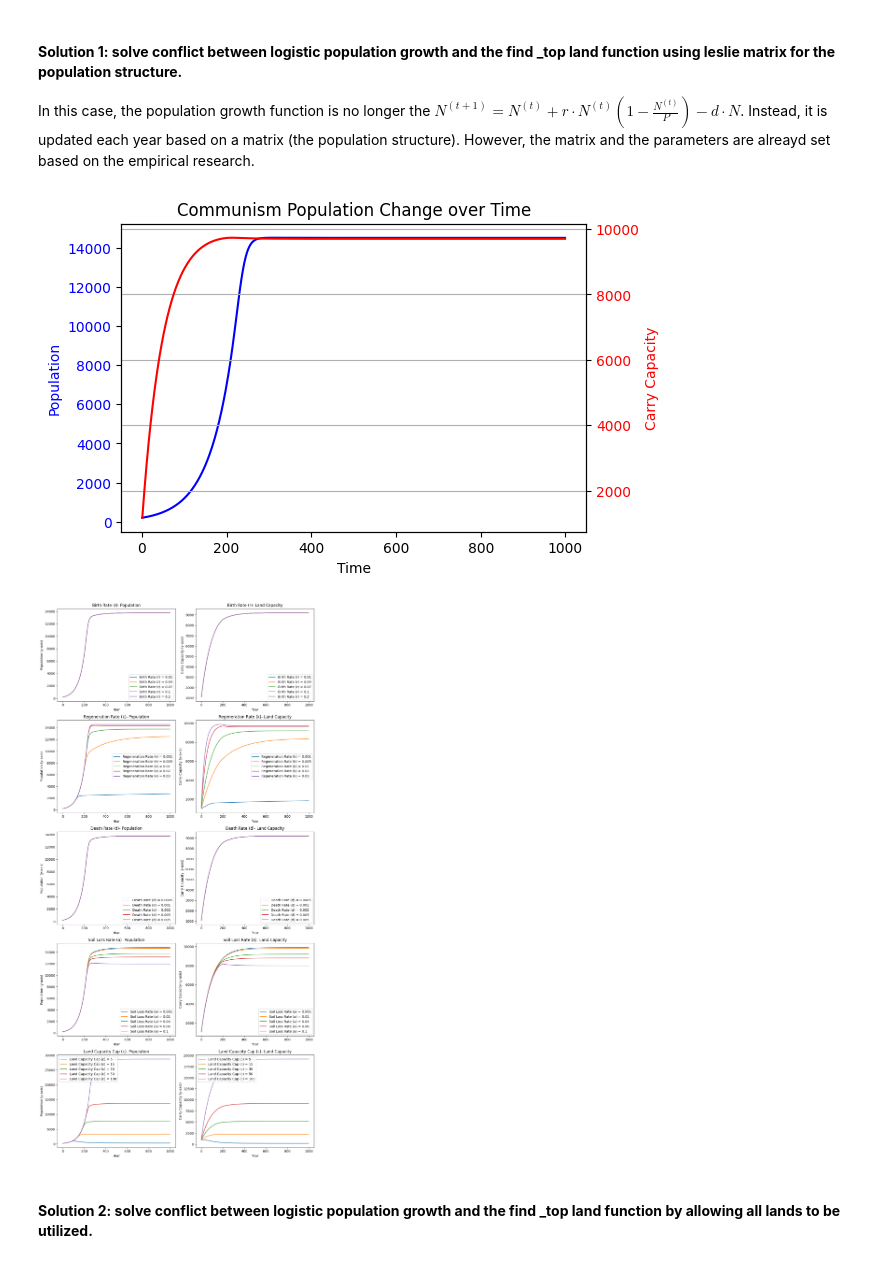
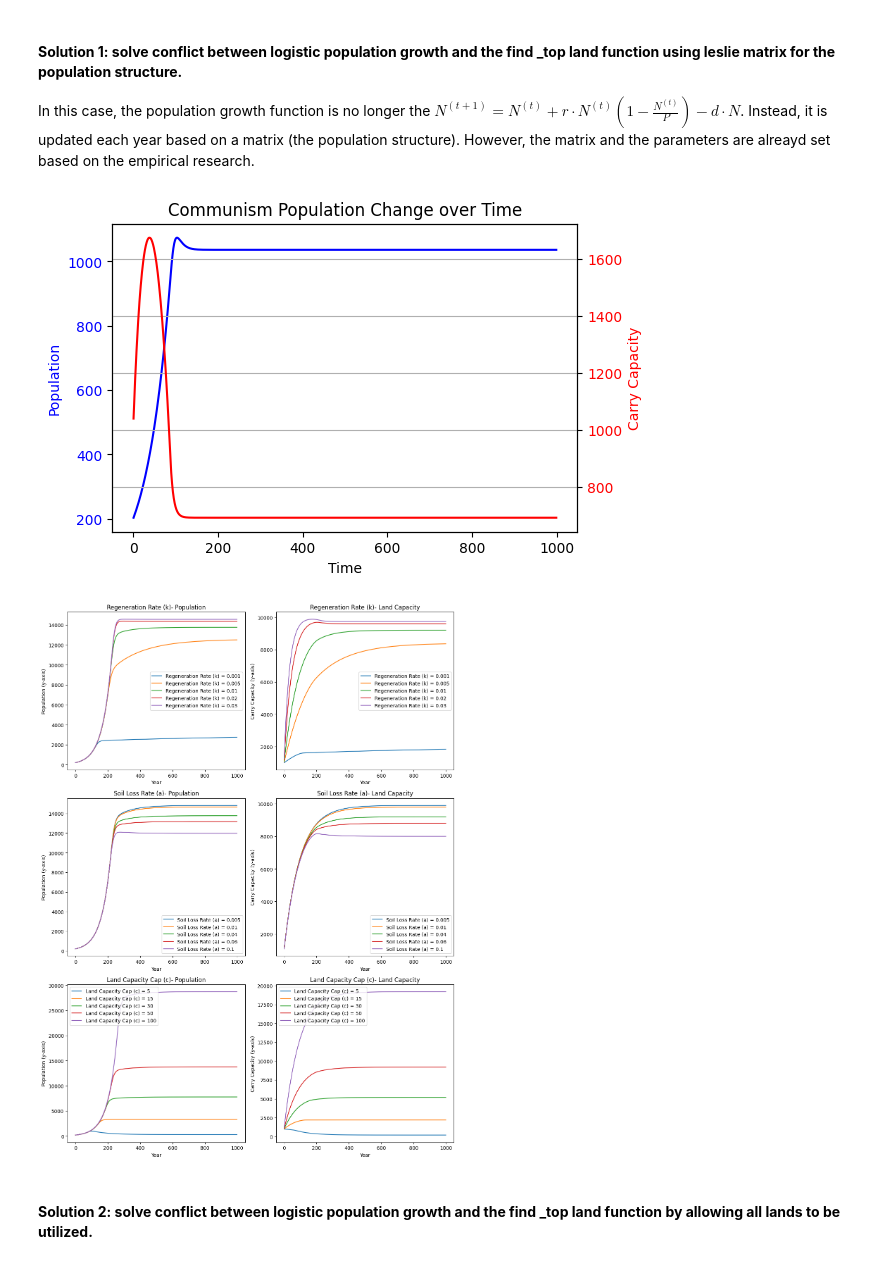
Before and after one commit to yutongliang723/Agent-Based-Model-CSH, a Jupyter notebook: Agent-Based Model - Week 3 - Yutong.ipynb, the cells around one changed output. Drawn from its saved outputs; the diff is of its cells as text; code cells hidden in the pictures.

```diff
--- a/Agent-Based Model - Week 3 - Yutong.ipynb
+++ b/Agent-Based Model - Week 3 - Yutong.ipynb
@@ -54,12 +54,7 @@ vec1 = pd.read_csv('demog_vectors.csv')
 tmp1 = pd.DataFrame({'z': [], 'r': []})  # Initialize an empty DataFrame
 
 # everyone has the same farming capacity. It doesn't matter who farms.
-def communism_simulation_population_original(tmp1, vec1, r, k, d, a, initial_population, initial_lands, simulation_time, initial_capacity, max_capacity_one_land):
-
-    # Define your population change equation
-    def population_change(N_t, P, r, d, Q):
-        new = N_t + r * N_t * (1 - N_t / P) - d * N_t * Q
-        return new
+def communism_simulation_population_original(tmp1, vec1, k,  a, initial_population, initial_lands, simulation_time, initial_capacity, max_capacity_one_land):
 
     # Get the Leslie matrix for a given food ratio (z) using the parameters
     def get_matrix(z, vec1):
@@ -150,15 +145,15 @@ def communism_simulation_population_original(tmp1, vec1, r, k, d, a, initial_pop
 
     #         updating land capacity
         for i in range(initial_population):
-            land_assignments[t][i]['carry_capacity'] = max(0, min(K_star_t, land_assignments[t-1][i]['carry_capacity'] + k * (K_star_t - land_assignments[t-1][i]['carry_capacity'])  - a * u_t[i-1]))
+            land_assignments[t][i]['carry_capacity'] = max(0, min(K_star_t, land_assignments[t-1][i]['carry_capacity'] + k * (K_star_t - land_assignments[t-1][i]['carry_capacity'])  - a * land_assignments[t-1][i]['carry_capacity'] * u_t[i])) ############
         K_t_plus_1 = [land_assignments[t][i]['carry_capacity'] for i in range(initial_population)] ## list of each land cell capacity (new year, this year)
 
         # Calculate the Leslie matrix for the current food ratio (z)
         z = P/ N_t  # food availability parameter == carry capacity in my case
+        ### in the original code file, Y - scalar, kcal/ha/day in ag yield - it is a constant (?) only one value.
         m1 = get_matrix(z, vec1)
 
         # Apply leslie population change factors
-
         r = get_rate(z, vec1)  # Calculate the population change rate for the current food ratio
         tmp1 = tmp1.append({'z': z, 'r': r}, ignore_index=True)  # Append the new row to the DataFrame
 
@@ -173,9 +168,9 @@ def communism_simulation_population_original(tmp1, vec1, r, k, d, a, initial_pop
 
     return populations, K_values, P_values, u_values, Q_values, land_assignments
 
-def plot_commuism_simulation_population2(tmp1, vec1, r, k, a, d, initial_population, initial_lands, simulation_time, initial_capacity, max_capacity_one_land):
+def plot_commuism_simulation_population2(tmp1, vec1, k, a, initial_population, initial_lands, simulation_time, initial_capacity, max_capacity_one_land):
 
-    populations, K, _, _, _, data = communism_simulation_population_original(tmp1, vec1, r, k, d, a, initial_population, initial_lands, simulation_time, initial_capacity, max_capacity_one_land)
+    populations, K, _, _, _, data = communism_simulation_population_original(tmp1, vec1, k, a, initial_population, initial_lands, simulation_time, initial_capacity, max_capacity_one_land)
     time_steps = range(1, simulation_time)
 
     fig, ax1 = plt.subplots(figsize=(6, 4))
@@ -197,100 +192,75 @@ def plot_commuism_simulation_population2(tmp1, vec1, r, k, a, d, initial_populat
     plt.show()
 
 
-r = 0.0135 # population birth rate
-k = 0.02 # land recovery rate
-a = 0.03 # land deplation rate
-d = 0.003
+k = 0.03 # land recovery rate
+a = 0.1 # soil loss rate
 simulation_time = 1000 #simulation year
 initial_population = 200
 initial_capacity = 5
 initial_lands = 300
-max_capacity_one_land = 50
-plot_commuism_simulation_population2(tmp1, vec1, r, k, a, d, initial_population, initial_lands, simulation_time, initial_capacity, max_capacity_one_land)
+max_capacity_one_land = 15
+plot_commuism_simulation_population2(tmp1, vec1, k, a, initial_population, initial_lands, simulation_time, initial_capacity, max_capacity_one_land)
 # %% [output]
-[figure, old version]
+[figure, new version]
 # %%
-
-r_range = [0.01, 0.04, 0.07, 0.1, 0.2]
 k_range = [0.001, 0.005, 0.01, 0.02, 0.03]
-d_range = [0.0005, 0.001, 0.002, 0.003, 0.005]
 a_range = [0.005, 0.01, 0.04, 0.06, 0.1]
 c_range = [5, 15, 30, 50, 100]
 
-baseline_r = 0.04  # Select a baseline value for r
 baseline_k = 0.01  # Select a baseline value for k
 baseline_d = 0.001  # Select a baseline value for d
-baseline_a = 0.04  # Select a baseline value for a
 baseline_c = 50  # Select a baseline value for c
 
-# Vary r while keeping other parameters constant ##
-r_result_pop = []
-r_result_food = []
-for r in r_range:
-    result, cap, _, _, _, _ = communism_simulation_population_original(tmp1, vec1, r, baseline_k, baseline_d, baseline_a, initial_population, initial_lands,  simulation_time, initial_capacity, baseline_c)
-    # communism_simulation_population_original(tmp1, vec1, r, k, d, a, initial_population, initial_lands, simulation_time, initial_capacity, max_capacity_one_land)
-
-    r_result_pop.append(result)
-    r_result_food.append(cap)
 # Vary k while keeping other parameters constant
 k_result_pop = []
 k_result_food = []
 for k in k_range:
-    result, cap, _, _, _, _ = communism_simulation_population_original(tmp1, vec1, baseline_r, k, baseline_d, baseline_a, initial_population, initial_lands, simulation_time, initial_capacity,  baseline_c)
+    result, cap, _, _, _, _ = communism_simulation_population_original(tmp1, vec1, k, baseline_a, initial_population, initial_lands, simulation_time, initial_capacity,  baseline_c)
     k_result_pop.append(result)
     k_result_food.append(cap)
-# Vary d while keeping other parameters constant
-d_result_pop = []
-d_result_food = []
-for d in d_range:
-    result, cap, _, _, _, _ = communism_simulation_population_original(tmp1, vec1, baseline_r, baseline_k, d, baseline_a, initial_population, initial_lands, simulation_time, initial_capacity,baseline_c)
-    d_result_pop.append(result)
-    d_result_food.append(cap)
 
 # Vary a while keeping other parameters constant
 a_result_pop = []
 a_result_food = []
 for a in a_range:
-    result, cap, _, _, _, _ = communism_simulation_population_original(tmp1, vec1, baseline_r, baseline_k, baseline_d, a, initial_population, initial_lands, simulation_time, initial_capacity, baseline_c)
+    result, cap, _, _, _, _ = communism_simulation_population_original(tmp1, vec1, baseline_k, a, initial_population, initial_lands, simulation_time, initial_capacity, baseline_c)
     a_result_pop.append(result)
     a_result_food.append(cap)
 # Vary c while keeping other parameters constant
 c_result_pop = []
 c_result_food = []
 for c in c_range:
-    result, cap, _, _, _, _ = communism_simulation_population_original(tmp1, vec1, baseline_r, baseline_k, baseline_d, baseline_a, initial_population, initial_lands, simulation_time, initial_capacity, c)
+    result, cap, _, _, _, _ = communism_simulation_population_original(tmp1, vec1, baseline_k, baseline_a, initial_population, initial_lands, simulation_time, initial_capacity, c)
     c_result_pop.append(result)
     c_result_food.append(cap)
 # %%
-parameters = [('Birth Rate (r)', r_range, r_result_pop, r_result_food),
-              ('Regeneration Rate (k)', k_range, k_result_pop, k_result_food),
-              ('Death Rate (d)', d_range, d_result_pop, d_result_food),
+parameters = [('Regeneration Rate (k)', k_range, k_result_pop, k_result_food),
               ('Soil Loss Rate (a)', a_range, a_result_pop, a_result_food),
               ('Land Capacity Cap (c)', c_range, c_result_pop, c_result_food)]
 
-fig, axs = plt.subplots(len(parameters), 2, figsize=(12, 24))
+fig, axs = plt.subplots(len(parameters), 2, figsize=(12, 16))
 
 for i, (param_name, param_range, result_pop, result_food) in enumerate(parameters):
     for j in range(len(param_range)):
         axs[i, 0].plot(result_pop[j], label=f'{param_name} = {param_range[j]}')
 
     axs[i, 0].set_xlabel('Year')
     axs[i, 0].set_ylabel('Population (y-axis)')
     axs[i, 0].set_title(param_name + "- Population")
     axs[i, 0].legend()
 
     for j in range(len(param_range)):
         axs[i, 1].plot(result_food[j], label=f'{param_name} = {param_range[j]}')
 
     axs[i, 1].set_xlabel('Year')
     axs[i, 1].set_ylabel('Carry Capacity (y-axis)')
     axs[i, 1].set_title(param_name + "- Land Capacity")
     axs[i, 1].legend()
 
 plt.tight_layout()
 plt.show()
 # %% [output]
-[figure, old version]
+[figure, new version]
 # %% [markdown]
 #### **Solution 2: solve conflict between logistic population growth and the find _top land function by allowing all lands to be utilized.**
 # %%
```
